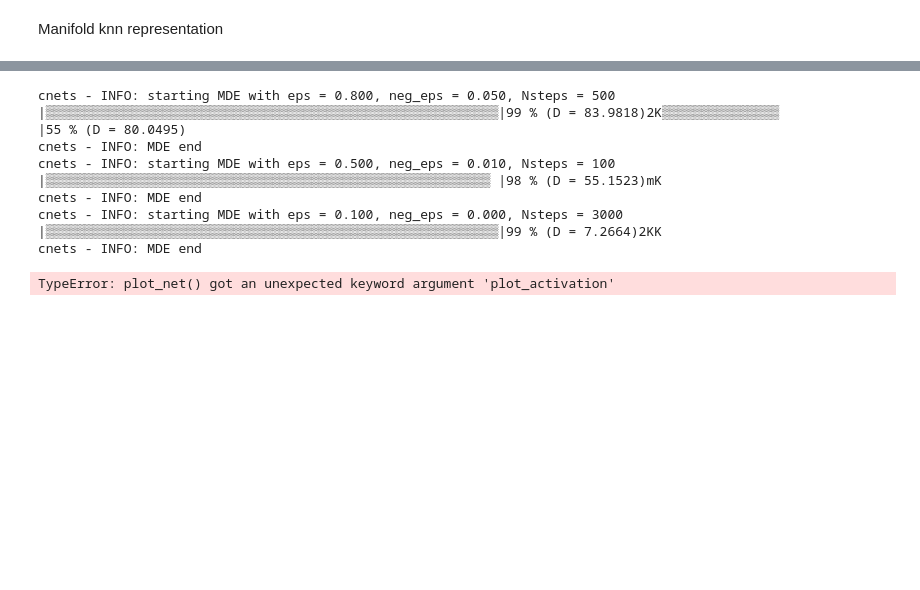
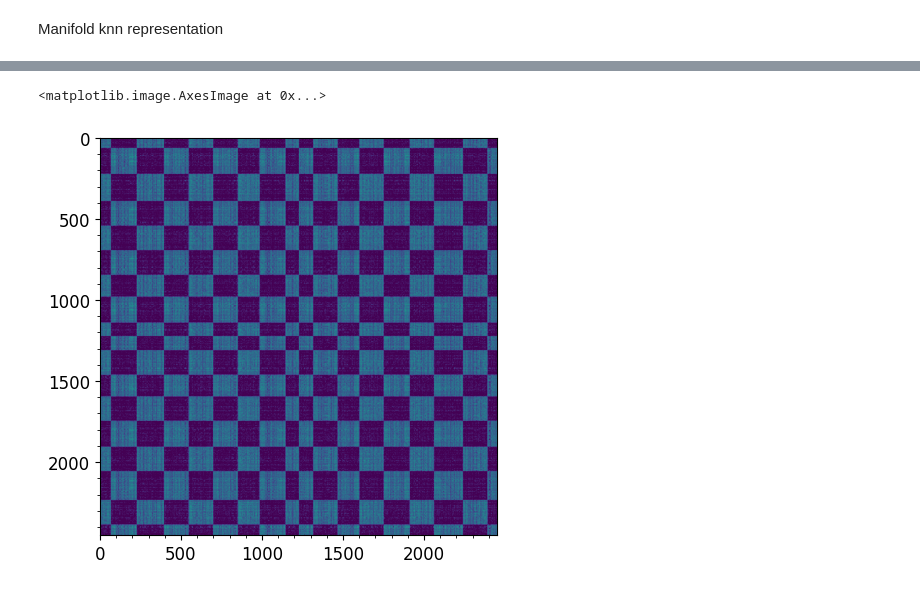
Before and after one commit to djanloo/dynamiting, a Jupyter notebook: mde.ipynb, the cells around one changed output, grey strips where cells are left out. Drawn from its saved outputs; the diff is of its cells as text; code cells hidden in the pictures; blank space fills up the shorter version.

```diff
--- a/mde.ipynb
+++ b/mde.ipynb
@@ -73,24 +52,11 @@ cnets - WARNING: link(1012,1887) skipped - Distance must be a positive number (0
-# %%
-# note: first argument is a list of attractive factors, the second a list of repulsive ones and third a list of steps
-net.cMDE([0.8, 0.5, 0.1], [0.05, 0.01, 0.0], [500, 100, 3000])
-# %% [output]
-cnets - INFO: starting MDE with eps = 0.800, neg_eps = 0.050, Nsteps = 500
-|▒▒▒▒▒▒▒▒▒▒▒▒▒▒▒▒▒▒▒▒▒▒▒▒▒▒▒▒▒▒▒▒▒▒▒▒▒▒▒▒▒▒▒▒▒▒▒▒▒▒▒▒▒▒▒▒▒▒|99 % (D = 83.9818)2K▒▒▒▒▒▒▒▒▒▒▒▒▒▒▒                          |55 % (D = 80.0495)
-cnets - INFO: MDE end
-cnets - INFO: starting MDE with eps = 0.500, neg_eps = 0.010, Nsteps = 100
-|▒▒▒▒▒▒▒▒▒▒▒▒▒▒▒▒▒▒▒▒▒▒▒▒▒▒▒▒▒▒▒▒▒▒▒▒▒▒▒▒▒▒▒▒▒▒▒▒▒▒▒▒▒▒▒▒▒ |98 % (D = 55.1523)mK
-cnets - INFO: MDE end
-cnets - INFO: starting MDE with eps = 0.100, neg_eps = 0.000, Nsteps = 3000
-|▒▒▒▒▒▒▒▒▒▒▒▒▒▒▒▒▒▒▒▒▒▒▒▒▒▒▒▒▒▒▒▒▒▒▒▒▒▒▒▒▒▒▒▒▒▒▒▒▒▒▒▒▒▒▒▒▒▒|99 % (D = 7.2664)2KK
-cnets - INFO: MDE end
-# %%
-from netgross import netplot
-from matplotlib import pyplot as plt
-
-net.values = df.emotion
-netplot.plot_lines = False # the denser the network, the more time-expensive plotting lines is
-netplot.line_kwargs['lw'] = 0.4
-netplot.plot_net(net, plot_activation=False)
-plt.show()
-# %% [output]
-TypeError: plot_net() got an unexpected keyword argument 'plot_activation'
+# %%
+from sklearn.neighbors import NearestNeighbors
+import numpy as np
+from matplotlib import pyplot as plt
+from sklearn.neighbors import kneighbors_graph
+A = kneighbors_graph(X_minmax,1000, mode='distance', include_self=True)
+adj = A.toarray()
+plt.imshow(adj)
+# %% [output]
+<matplotlib.image.AxesImage at 0x...>
+[figure, added]
```
Also changed, not shown: parts of 7 cells of this notebook.
